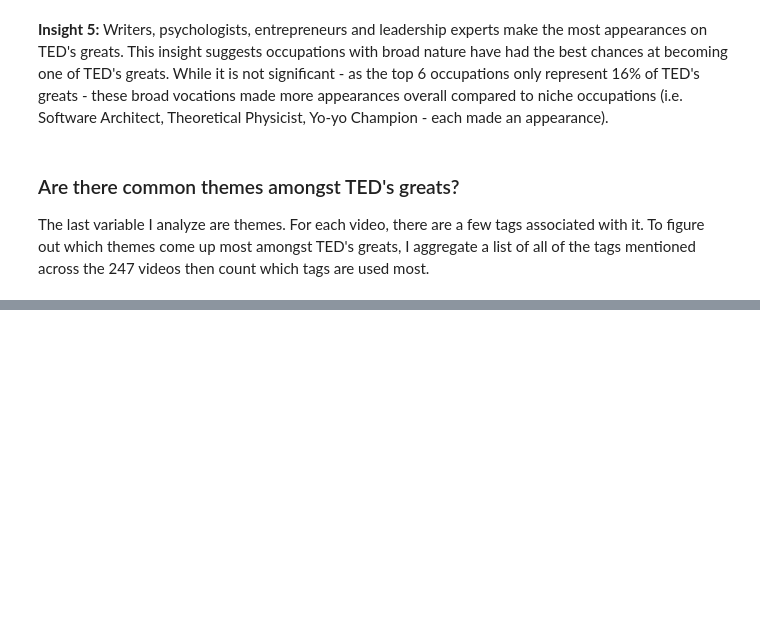
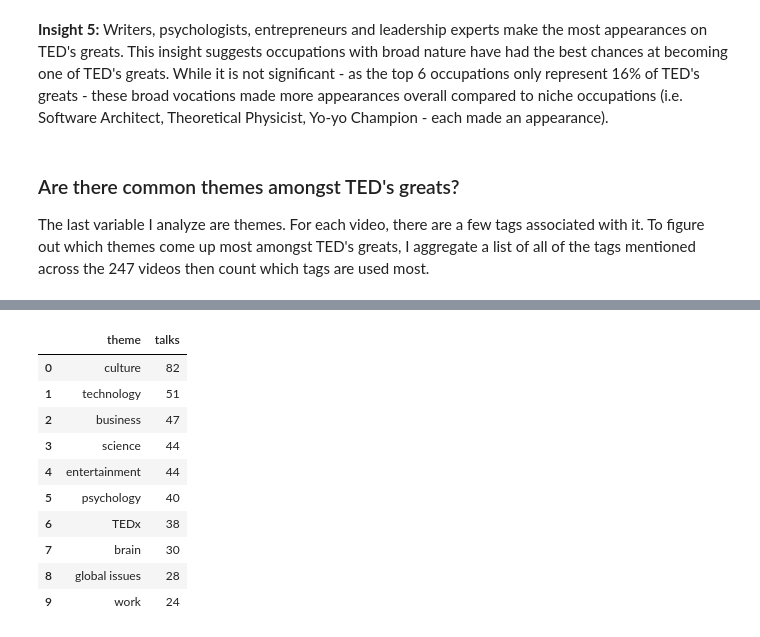
Before and after one commit to akim2034/Thinkful-, a Jupyter notebook: TED+Talk+Analysis+-+Andrew+Kim+-+Prep+Capstone+Project.ipynb, the cells around one changed output, grey strips where cells are left out. Drawn from its saved outputs; the diff is of its cells as text; code cells hidden in the pictures; blank space fills up the shorter version.

```diff
--- a/TED+Talk+Analysis+-+Andrew+Kim+-+Prep+Capstone+Project.ipynb
+++ b/TED+Talk+Analysis+-+Andrew+Kim+-+Prep+Capstone+Project.ipynb
@@ -249,0 +243,17 @@ themes, count
+# %%
+# Create new DataFrame to include just the themes and the number of talks associated with it.
+pop_themes = pd.DataFrame(theme_ted_greats['theme'].value_counts()).reset_index()
+pop_themes.columns = ['theme', 'talks']
+pop_themes.head(10)
+# %% [output]
+|  | theme | talks |
+| 0 | culture | 82 |
+| 1 | technology | 51 |
+| 2 | business | 47 |
+| 3 | science | 44 |
+| 4 | entertainment | 44 |
+| 5 | psychology | 40 |
+| 6 | TEDx | 38 |
+| 7 | brain | 30 |
+| 8 | global issues | 28 |
+| 9 | work | 24 |
```
Also changed, not shown: parts of 10 cells of this notebook.
